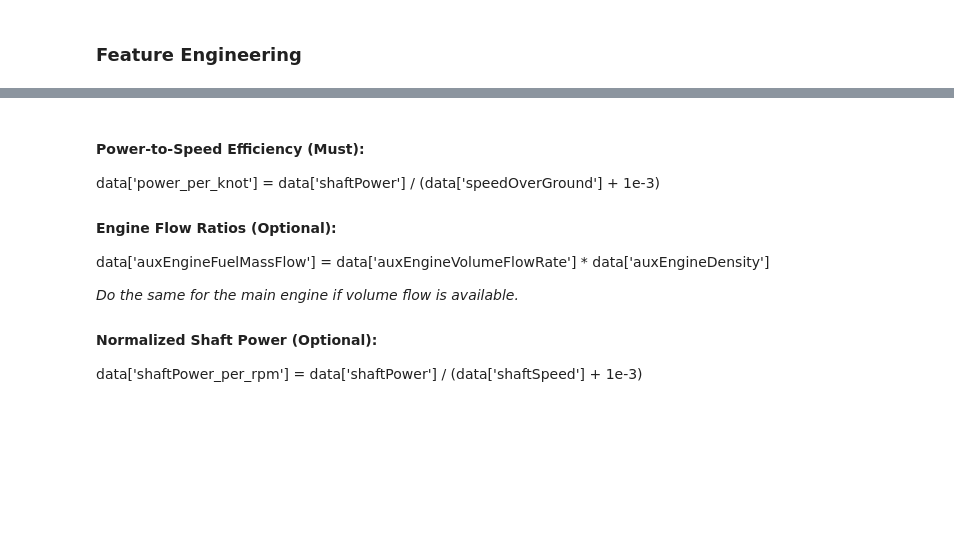
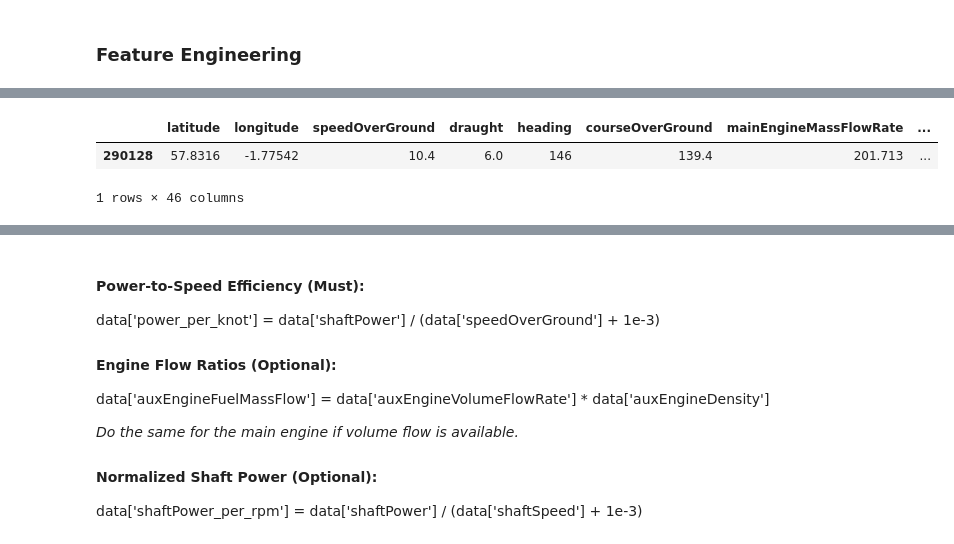
Before and after one commit to ButrosV/ship_prop_model, a Jupyter notebook: scripts/ship_hw_scratchpad.ipynb, the cells around one changed output, grey strips where cells are left out. Drawn from its saved outputs; the diff is of its cells as text; code cells hidden in the pictures; blank space fills up the shorter version.

```diff
--- a/scripts/ship_hw_scratchpad.ipynb
+++ b/scripts/ship_hw_scratchpad.ipynb
@@ -11,7 +11,7 @@ import seaborn as sns
 ### Get Data
 # %%
 PATH_TO_DATA = "C:\\Users\\Peteris\\Documents\\CV\\2025\\shiprojects\\hw_app\\data\\"
-PATH_TO_DATA = "C:\\Users\\pich\\Documents\\CV\\2025\\shiprojects\\hw_app\\data\\"
+# PATH_TO_DATA = "C:\\Users\\pich\\Documents\\CV\\2025\\shiprojects\\hw_app\\data\\"
 file_name = "test-assignment-dataset.json"
 data_url="https://drive.google.com/file/d/1Xx4ozrFDDmzDCuIyUTxjzj43eARpxW1o/view?usp=sharing"
 # %%
@@ -342,3 +328,0 @@ Apply to: `windDirection`, `currentDirection`, `waveDirection, swellDirection, w
-# %%
-for feature in ['currentDirection']:
-    print(feature+'_sin')
@@ -346,0 +443,7 @@ currentDirection_sin
+# %%
+engineer = AngularFeatureEngineer(
+    angular_features=['windDirection', 'currentDirection'],
+    env_force_features=[("windDirection","windSpeed"), ("currentDirection", "currentSpeed")]
+)
+df_angle_and_force_feats = engineer.transform()
+df_angle_and_force_feats.columns
@@ -346,0 +466,6 @@ currentDirection_sin
+# %%
+df_angle_and_force_feats.sample(1)
+# %% [output]
+|  | latitude | longitude | speedOverGround | draught | heading | courseOverGround | mainEngineMassFlowRate | ... |
+| 290128 | 57.8316 | -1.77542 | 10.4 | 6.0 | 146 | 139.4 | 201.713 | ... |
+1 rows × 46 columns
```
Also changed, not shown: parts of 17 cells of this notebook.
